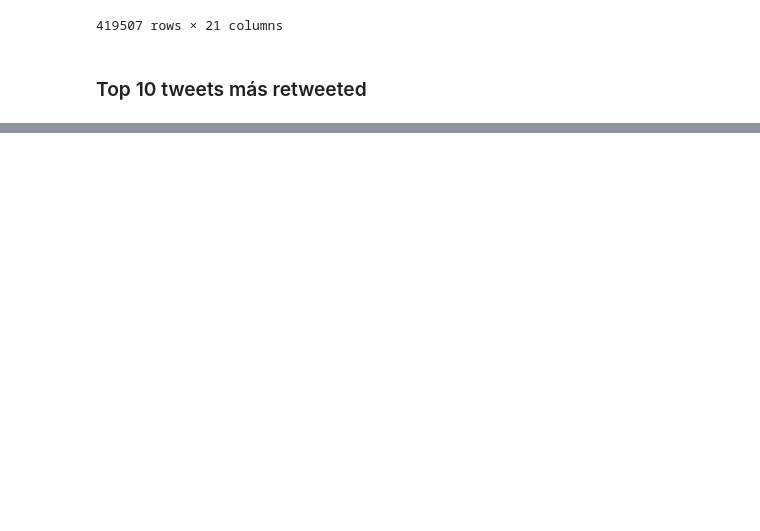
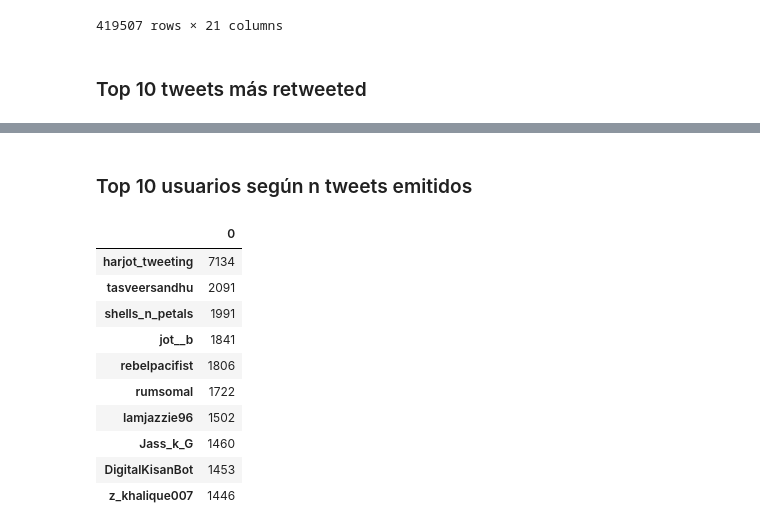
Before and after one commit to bmorrisc/Evaluacion-git, a Jupyter notebook: Solucion.ipynb, the cells around one changed output, grey strips where cells are left out. Cells and saved outputs as stored; diff of their text form; code cells hidden in the pictures; blank space fills up the shorter version.

Commit message:
top 10 users function

```diff
--- a/Solucion.ipynb
+++ b/Solucion.ipynb
@@ -33,0 +49,27 @@ def top10_tweets(df):
+# %% [markdown]
+### Top 10 usuarios según n tweets emitidos
+# %%
+def top10_users(df):
+    dict_users = {}
+    for index, row in df.iterrows():
+        username = row['user']["username"]
+        if(username in dict_users.keys()):
+            dict_users[username] += 1
+        else:
+            dict_users[username] = 1
+    users_df = pd.DataFrame.from_dict(dict_users, orient='index')
+    return users_df.sort_values(by=0, ascending=False).head(10)
+# %%
+top10_users(df)
+# %% [output]
+|  | 0 |
+| harjot_tweeting | 7134 |
+| tasveersandhu | 2091 |
+| shells_n_petals | 1991 |
+| jot__b | 1841 |
+| rebelpacifist | 1806 |
+| rumsomal | 1722 |
+| Iamjazzie96 | 1502 |
+| Jass_k_G | 1460 |
+| DigitalKisanBot | 1453 |
+| z_khalique007 | 1446 |
```
Also changed, not shown: parts of 1 cell of this notebook.
